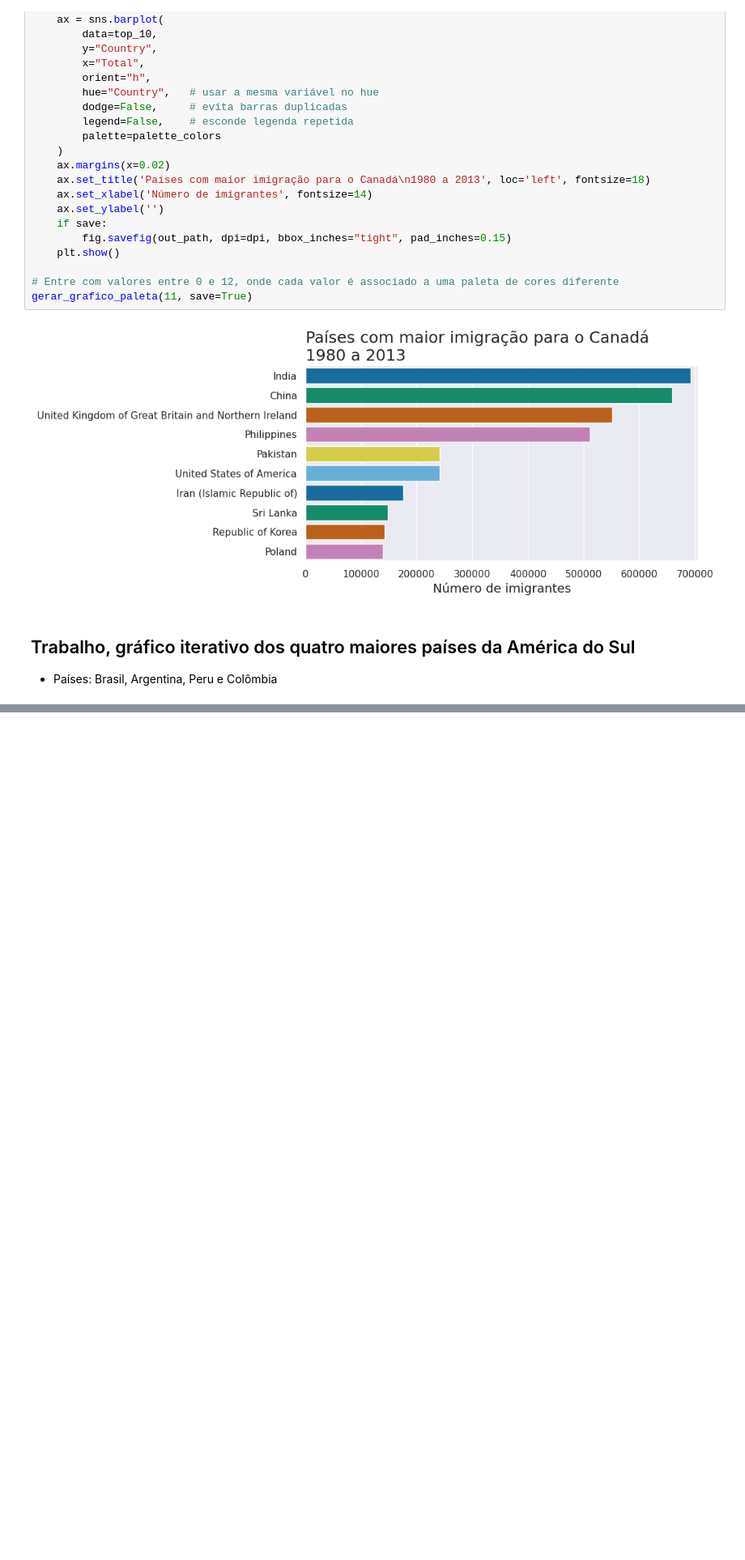
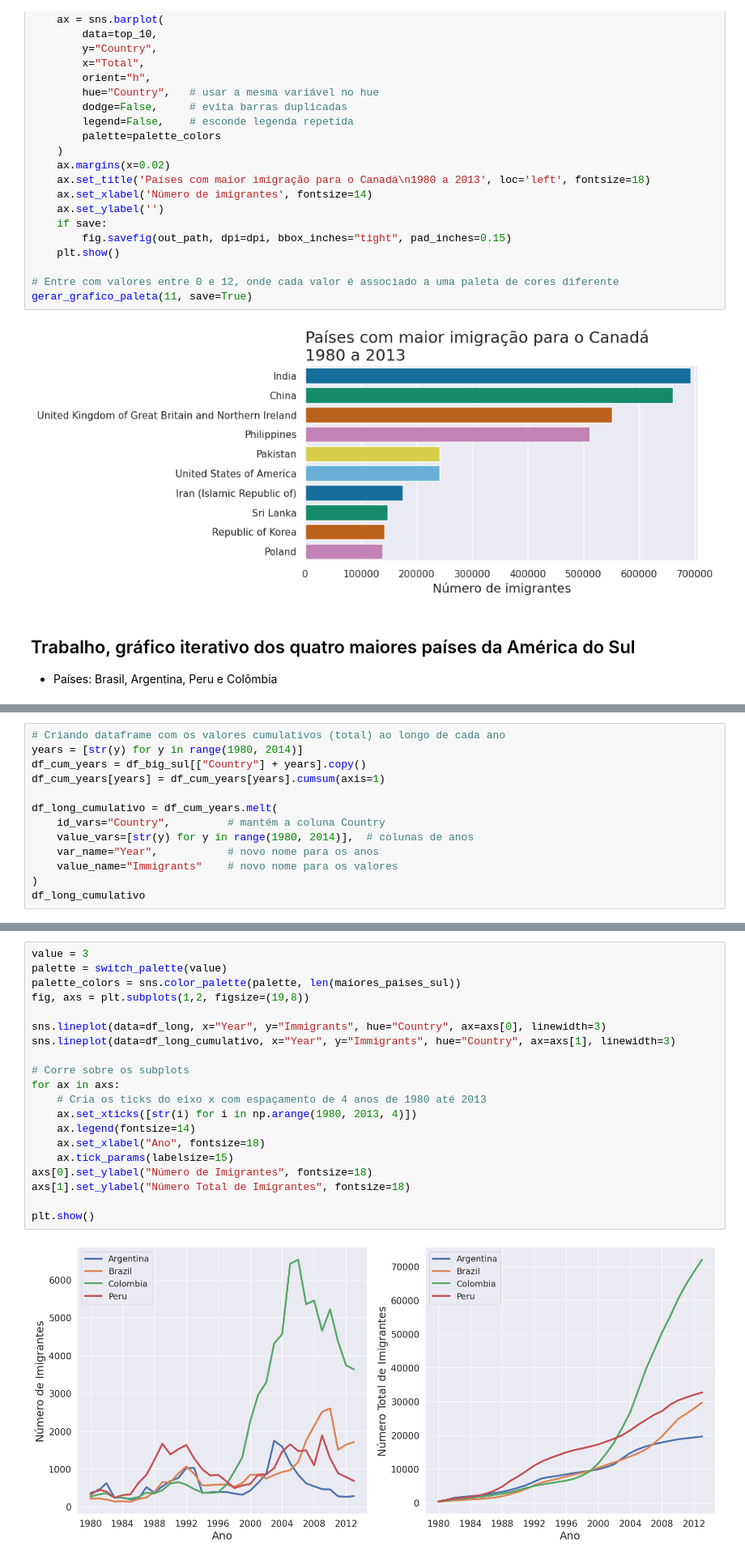
Before and after one commit to JuniorAlencar/Data_Science_Alura, a Jupyter notebook: jupyter/modulo4.ipynb, the cells around one changed output, grey strips where cells are left out. Shown at 81% size. Cells and saved outputs as stored; diff of their text form; blank space fills up the shorter version.

```diff
--- a/jupyter/modulo4.ipynb
+++ b/jupyter/modulo4.ipynb
@@ -143,0 +161,13 @@ df_big_sul
+# %%
+# Criando dataframe com os valores cumulativos (total) ao longo de cada ano
+years = [str(y) for y in range(1980, 2014)]
+df_cum_years = df_big_sul[["Country"] + years].copy()
+df_cum_years[years] = df_cum_years[years].cumsum(axis=1)
+
+df_long_cumulativo = df_cum_years.melt(
+    id_vars="Country",         # mantém a coluna Country
+    value_vars=[str(y) for y in range(1980, 2014)],  # colunas de anos
+    var_name="Year",           # novo nome para os anos
+    value_name="Immigrants"    # novo nome para os valores
+)
+df_long_cumulativo
@@ -143,0 +188,22 @@ df_big_sul
+# %%
+value = 3
+palette = switch_palette(value)
+palette_colors = sns.color_palette(palette, len(maiores_paises_sul))
+fig, axs = plt.subplots(1,2, figsize=(19,8))
+
+sns.lineplot(data=df_long, x="Year", y="Immigrants", hue="Country", ax=axs[0], linewidth=3)
+sns.lineplot(data=df_long_cumulativo, x="Year", y="Immigrants", hue="Country", ax=axs[1], linewidth=3)
+
+# Corre sobre os subplots
+for ax in axs:
+    # Cria os ticks do eixo x com espaçamento de 4 anos de 1980 até 2013
+    ax.set_xticks([str(i) for i in np.arange(1980, 2013, 4)])
+    ax.legend(fontsize=14)
+    ax.set_xlabel("Ano", fontsize=18)
+    ax.tick_params(labelsize=15)
+axs[0].set_ylabel("Número de Imigrantes", fontsize=18)
+axs[1].set_ylabel("Número Total de Imigrantes", fontsize=18)
+
+plt.show()
+# %% [output]
+[figure, added]
```
Also changed, not shown: parts of 3 cells of this notebook, 1 other file.
